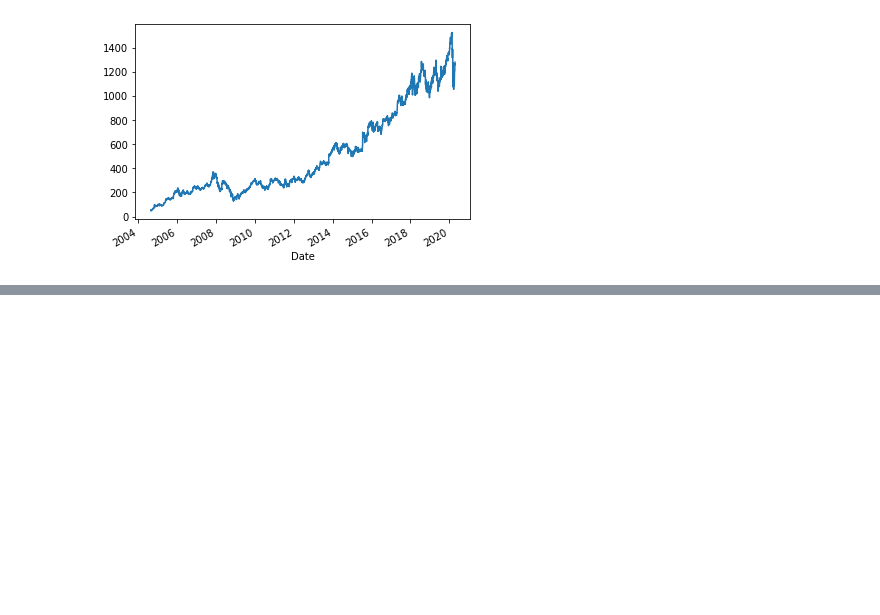
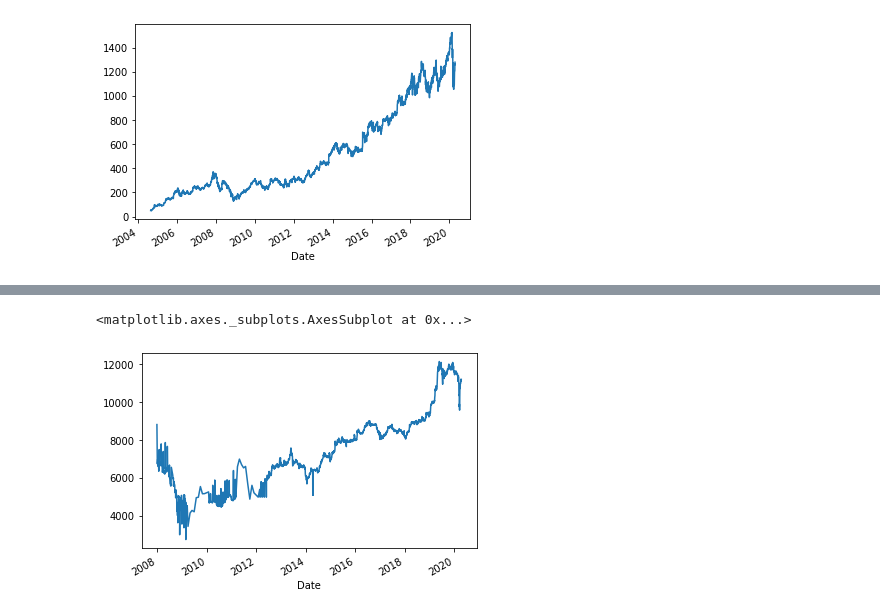
Before and after one commit to Myeongjoon/GoogleSummerOfCode2020, a Jupyter notebook: finance_data.ipynb, the cells around one changed output, grey strips where cells are left out. Saved outputs shown, nothing was run; the diff lists cells and outputs as text; code cells hidden in the pictures; blank space fills up the shorter version.

```diff
--- a/finance_data.ipynb
+++ b/finance_data.ipynb
@@ -30,0 +68,6 @@ google_data['Close'].plot()
+# %%
+macq = macq[macq['Close'] < 40000]
+macq['Close'].plot()
+# %% [output]
+<matplotlib.axes._subplots.AxesSubplot at 0x...>
+[figure, added]
```
Also changed, not shown: parts of 5 cells of this notebook.
